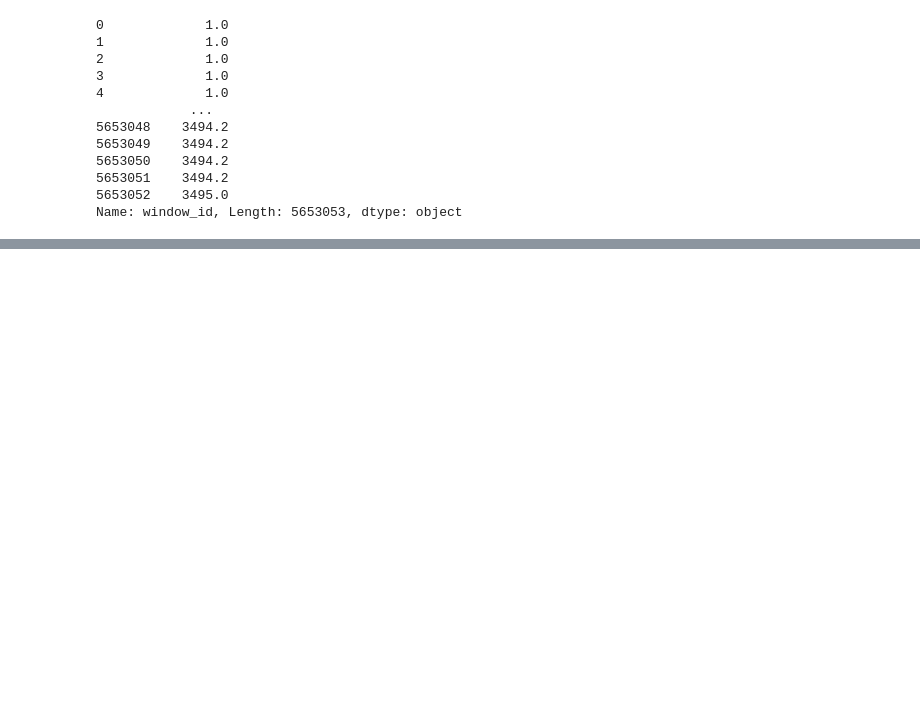
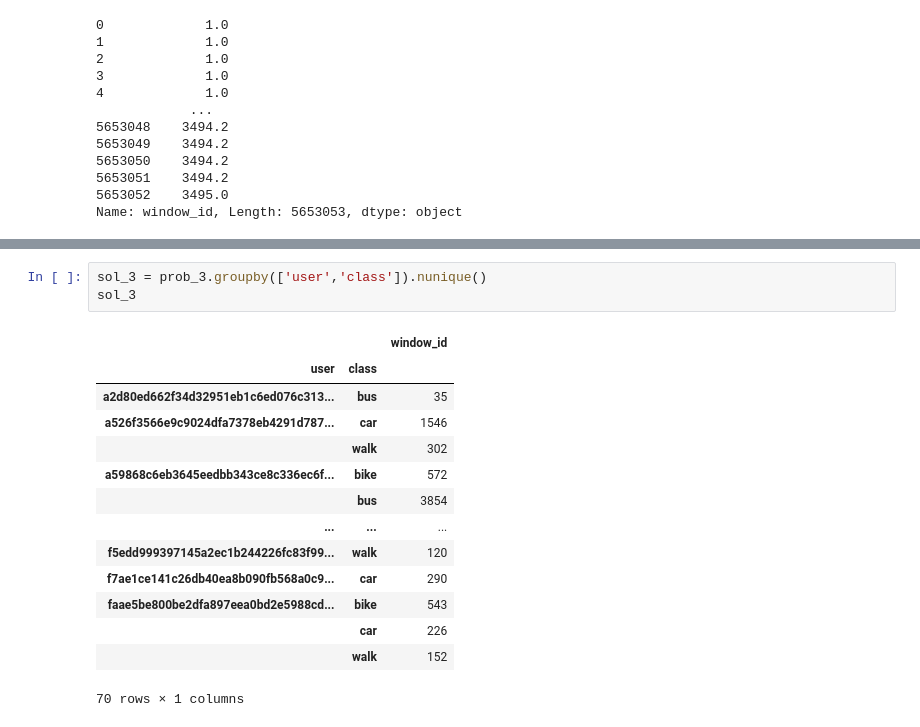
Before and after one commit to Arush0113/CE784, a Jupyter notebook: Arush_CE784_assignment2.ipynb, the cells around one changed output, grey strips where cells are left out. Drawn from its saved outputs; the diff is of its cells as text; blank space fills up the shorter version.

```diff
--- a/Arush_CE784_assignment2.ipynb
+++ b/Arush_CE784_assignment2.ipynb
@@ -294,0 +324,18 @@ Name: window_id, Length: 5653053, dtype: object
+# %%
+sol_3 = prob_3.groupby(['user','class']).nunique()
+sol_3
+# %% [output]
+|  |  | window_id |
+| user | class |  |
+| a2d80ed662f34d32951eb1c6ed076c313... | bus | 35 |
+| a526f3566e9c9024dfa7378eb4291d787... | car | 1546 |
+|  | walk | 302 |
+| a59868c6eb3645eedbb343ce8c336ec6f... | bike | 572 |
+|  | bus | 3854 |
+| ... | ... | ... |
+| f5edd999397145a2ec1b244226fc83f99... | walk | 120 |
+| f7ae1ce141c26db40ea8b090fb568a0c9... | car | 290 |
+| faae5be800be2dfa897eea0bd2e5988cd... | bike | 543 |
+|  | car | 226 |
+|  | walk | 152 |
+70 rows × 1 columns
```
Also changed, not shown: parts of 4 cells of this notebook.
